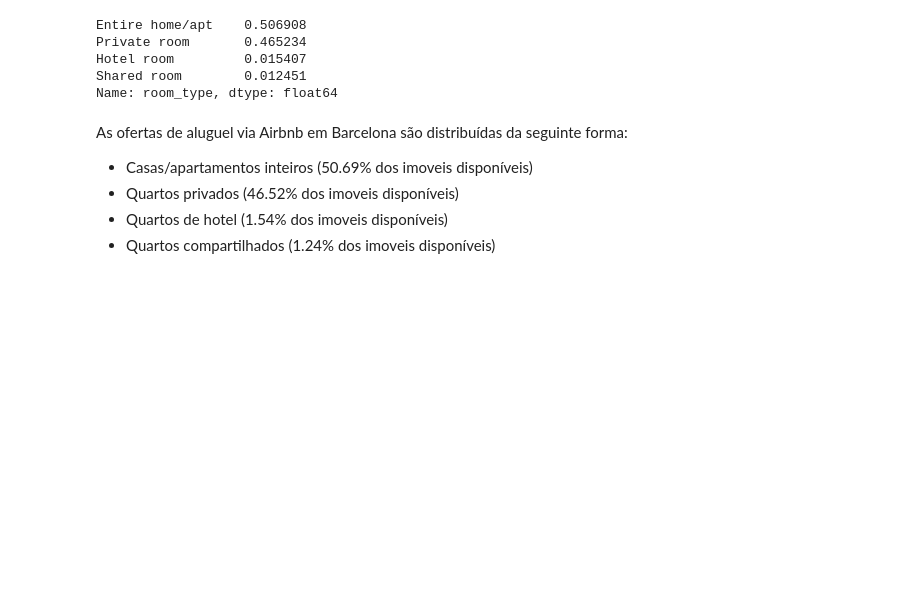
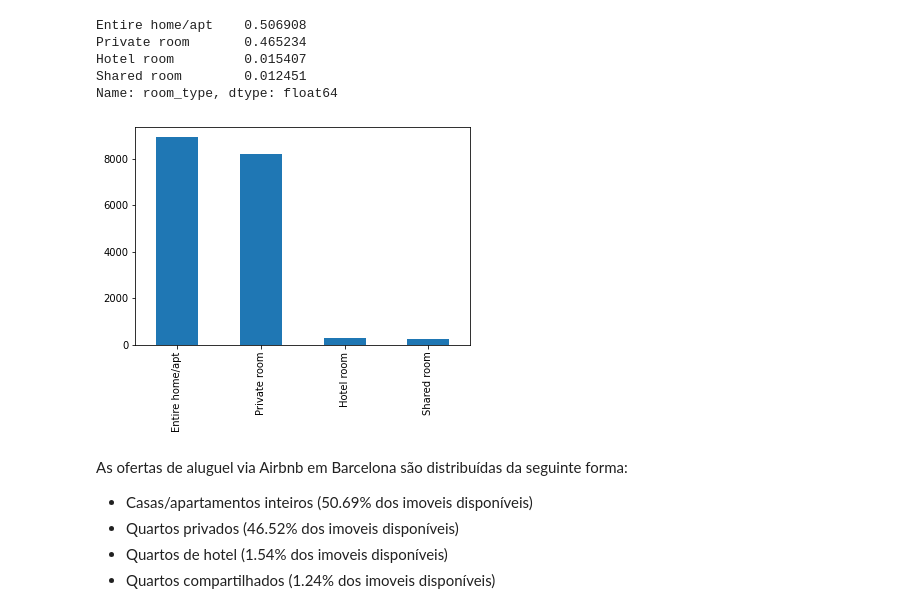
Before and after one commit to henriquepaes1/analiseairbnb, a Jupyter notebook: AirbnbBarcelona.ipynb, the cells around one changed output. Saved outputs shown, nothing was run; the diff lists cells and outputs as text; code cells hidden in the pictures; blank space fills up the shorter version.

```diff
--- a/AirbnbBarcelona.ipynb
+++ b/AirbnbBarcelona.ipynb
@@ -309,6 +333,10 @@ Private room       0.465234
 Hotel room         0.015407
 Shared room        0.012451
 Name: room_type, dtype: float64
+# %%
+df_clean.room_type.value_counts().plot(kind='bar');
+# %% [output]
+[figure, added]
 # %% [markdown]
 As ofertas de aluguel via Airbnb em Barcelona são distribuídas da seguinte forma:
 * Casas/apartamentos inteiros (50.69% dos imoveis disponíveis)
```
Also changed, not shown: parts of 15 cells of this notebook.
